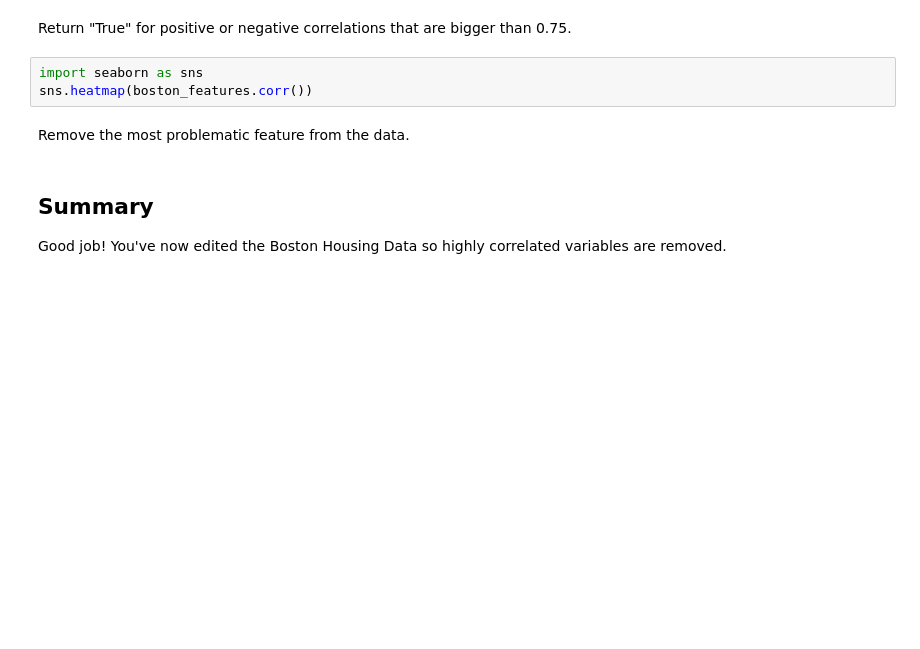
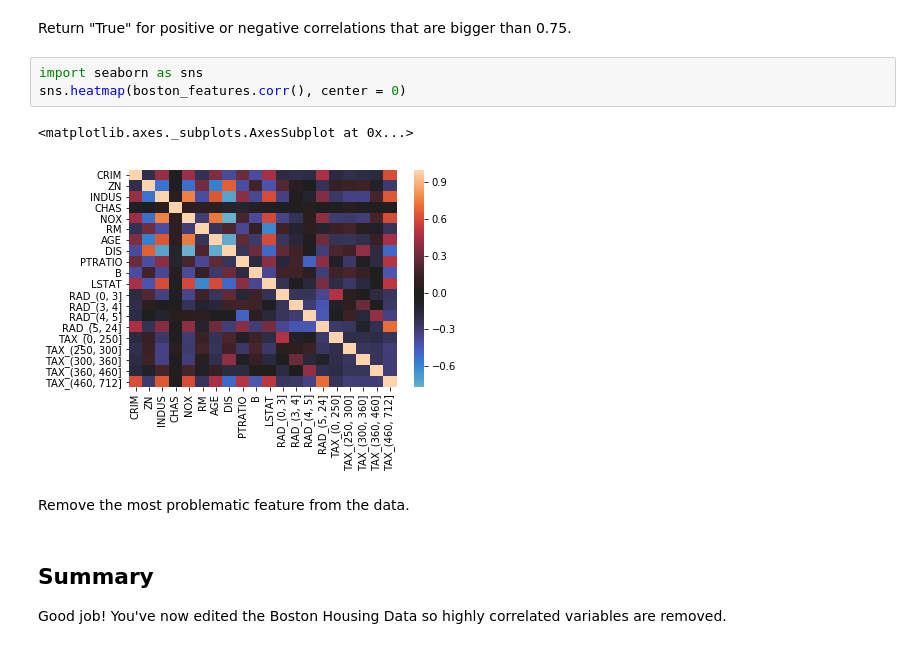
Before and after one commit to keita-dc/dsc-multicollinearity-of-features---lab-dc-ds-060319, a Jupyter notebook: index.ipynb, the cells around one changed output. Drawn from its saved outputs; the diff is of its cells as text; blank space fills up the shorter version.

```diff
--- a/index.ipynb
+++ b/index.ipynb
@@ -88,7 +88,10 @@ boston_features.corr()
 Return "True" for positive or negative correlations that are bigger than 0.75.
 # %%
 import seaborn as sns
-sns.heatmap(boston_features.corr())
+sns.heatmap(boston_features.corr(), center = 0)
+# %% [output]
+<matplotlib.axes._subplots.AxesSubplot at 0x...>
+[figure, added]
 # %% [markdown]
 Remove the most problematic feature from the data.
 # %% [markdown]
```
